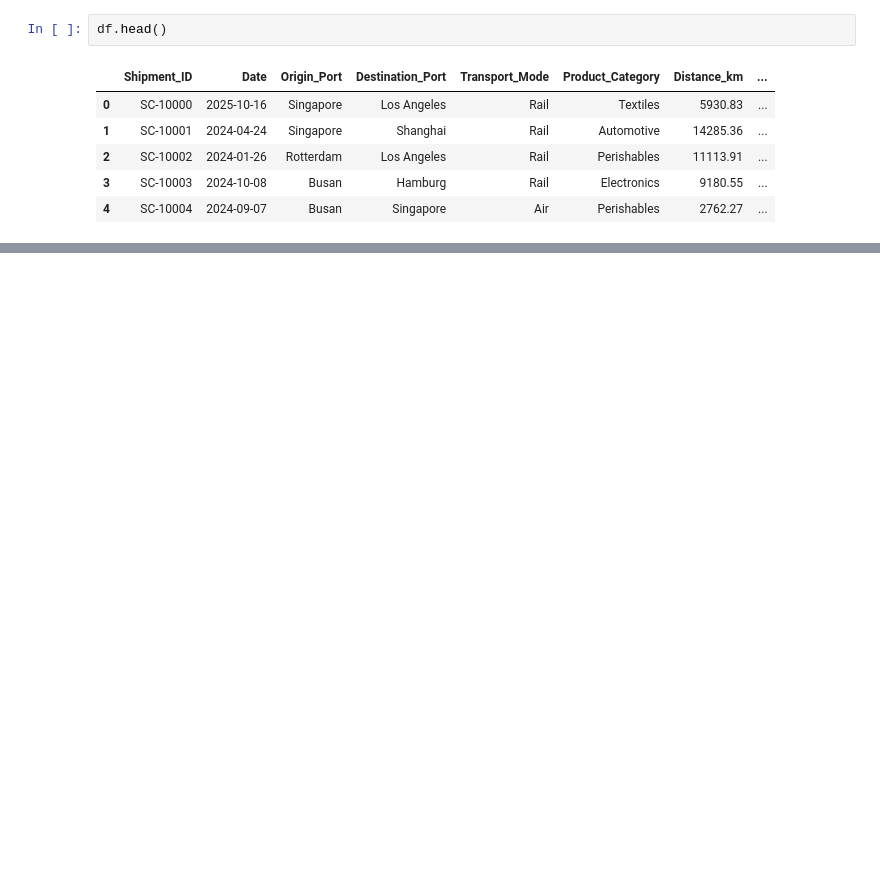
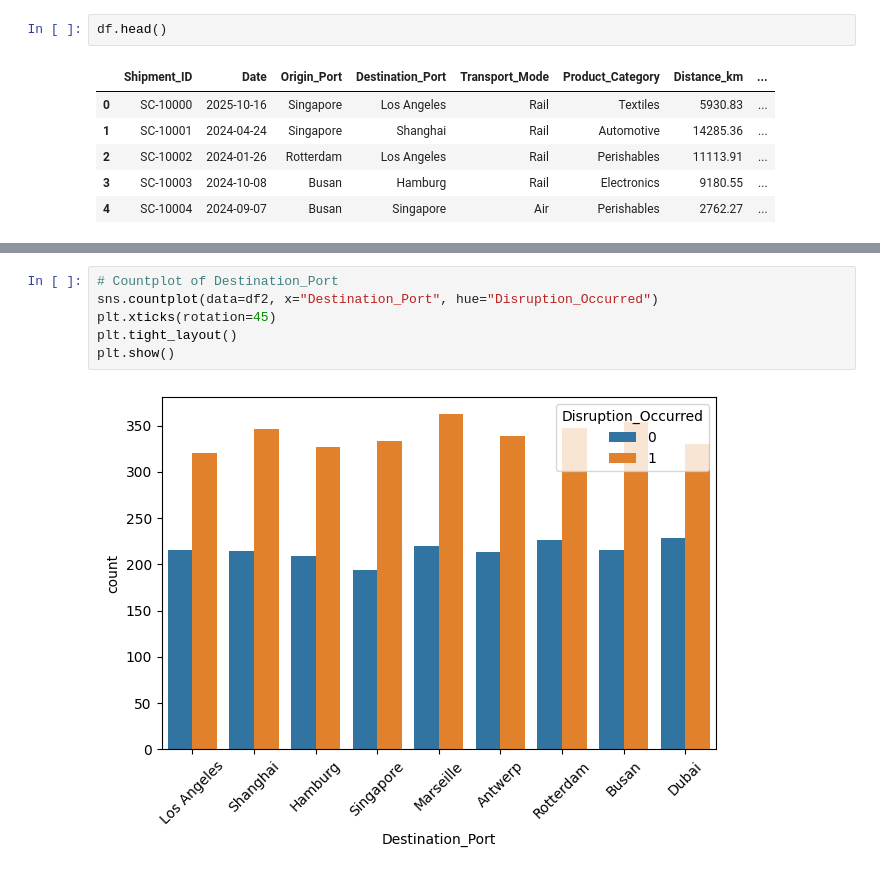
Before and after one commit to CB12354/DS3021-final, a Jupyter notebook: KNN.ipynb, the cells around one changed output, grey strips where cells are left out. Drawn from its saved outputs; the diff is of its cells as text; blank space fills up the shorter version.

```diff
--- a/KNN.ipynb
+++ b/KNN.ipynb
@@ -96,0 +111,8 @@ df2[NUMERIC] = scaler.fit_transform(df2[NUMERIC])
+# %%
+# Countplot of Destination_Port
+sns.countplot(data=df2, x="Destination_Port", hue="Disruption_Occurred")
+plt.xticks(rotation=45)
+plt.tight_layout()
+plt.show()
+# %% [output]
+[figure, added]
```
Also changed, not shown: parts of 42 cells of this notebook.
